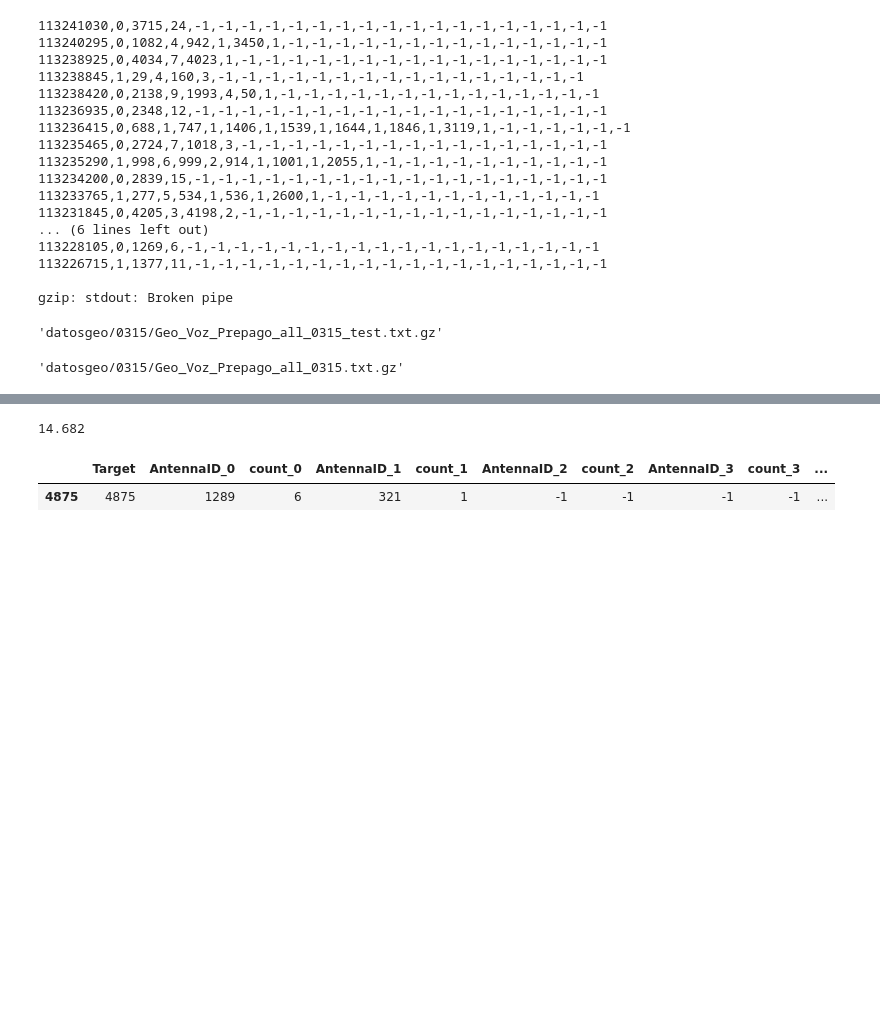
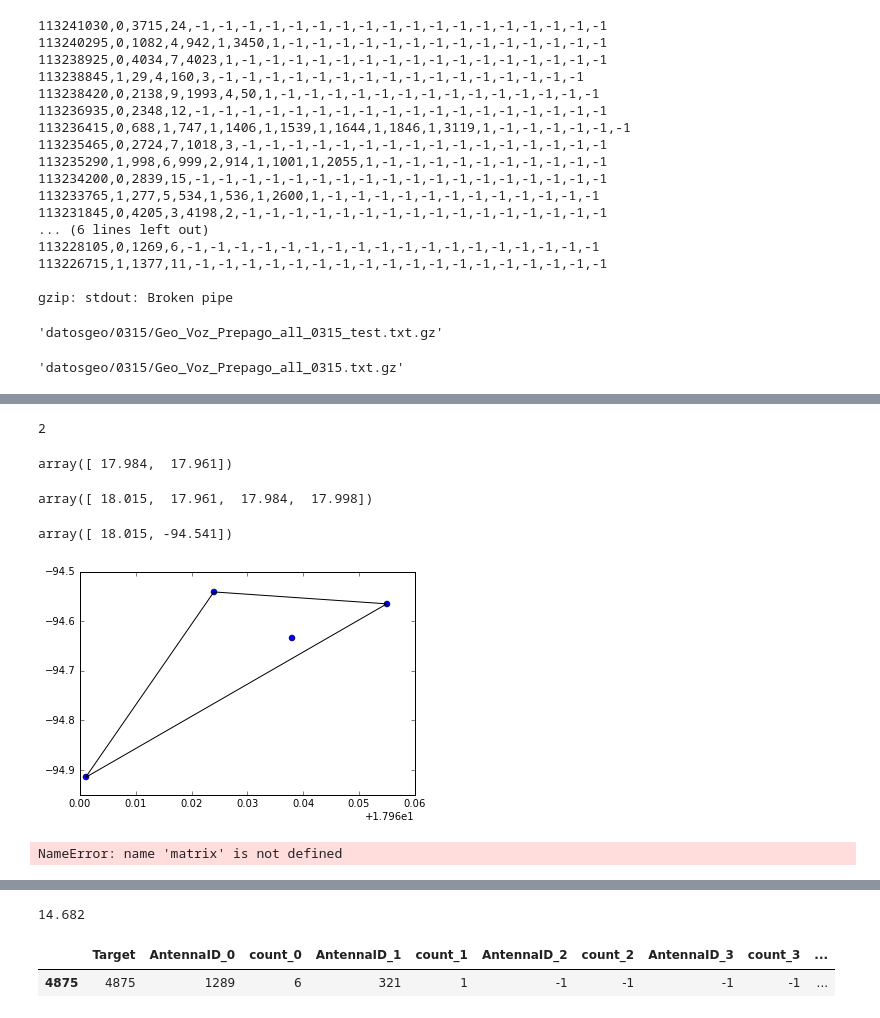
Before and after one commit to jdemonasterio/Tesis, a Jupyter notebook: User_antenna mapping.ipynb, the cells around one changed output, grey strips where cells are left out. Drawn from its saved outputs; the diff is of its cells as text; code cells hidden in the pictures; blank space fills up the shorter version.

Commit message:
convex hull

```diff
--- a/User_antenna mapping.ipynb
+++ b/User_antenna mapping.ipynb
@@ -355,0 +365,3 @@ test_table =test_table.join(antennas['EPIDEMIC'], on='AntennaID_0')
+# %%
+#df['new_col'] = zip(df.lat, df.long)
+antenna_lat_long_dict = dict(zip(antennas.index.values, zip(antennas.LATITUDE,antennas.LONGITUDE)))
@@ -355,0 +450,44 @@ test_table =test_table.join(antennas['EPIDEMIC'], on='AntennaID_0')
+# %%
+longitudes.size
+# %% [output]
+2
+# %%
+
+row =test_table.loc[10][filter_col]
+
+row = row.map(antenna_lat_long_dict).dropna()
+latitudes=np.zeros(len(row))
+longitudes =np.zeros(len(row))
+i=0
+for ant_id in row:
+    latitudes[i] = ant_id[0]
+    longitudes[i] = ant_id[1]
+    i+=1
+
+points = np.array([latitudes.transpose() ,longitudes.transpose()])
+points = points.transpose()
+#points = np.ndarray(shape=(longitudes.size,2), dtype=float,buffer=np.column_stack(latitudes,longitudes))
+
+chull =  spatial.ConvexHull(points)
+# %%
+points[chull.simplices[1],0]
+# %% [output]
+array([ 17.984,  17.961])
+# %%
+points[:,0]
+# %% [output]
+array([ 18.015,  17.961,  17.984,  17.998])
+# %%
+chull.max_bound
+# %% [output]
+array([ 18.015, -94.541])
+# %%
+plt.plot(points[:,0], points[:,1], 'o')
+for simplex in chull.simplices:
+    plt.plot(points[simplex, 0], points[simplex, 1], 'k-')
+# %% [output]
+[figure, added]
+# %%
+xy= matrix(rnorm(24, 100, 15), ncol=2)
+# %% [output]
+NameError: name 'matrix' is not defined
```
Also changed, not shown: parts of 18 cells of this notebook.
